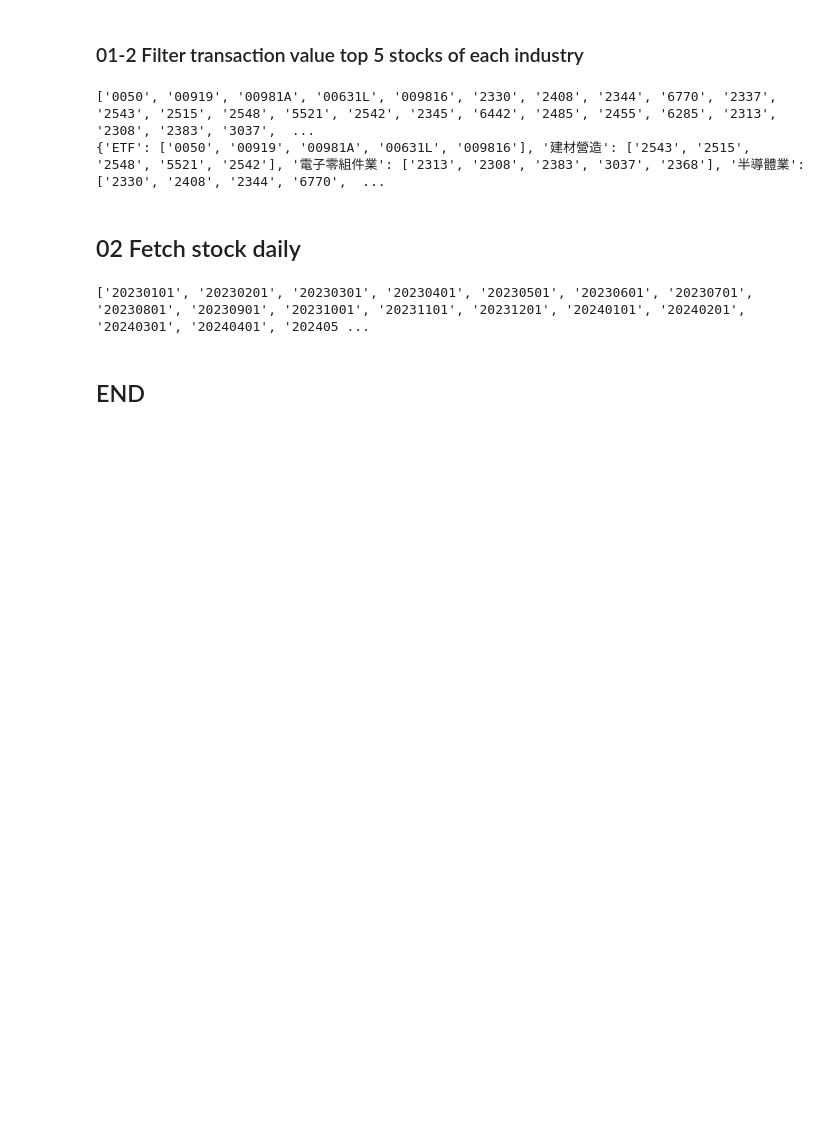
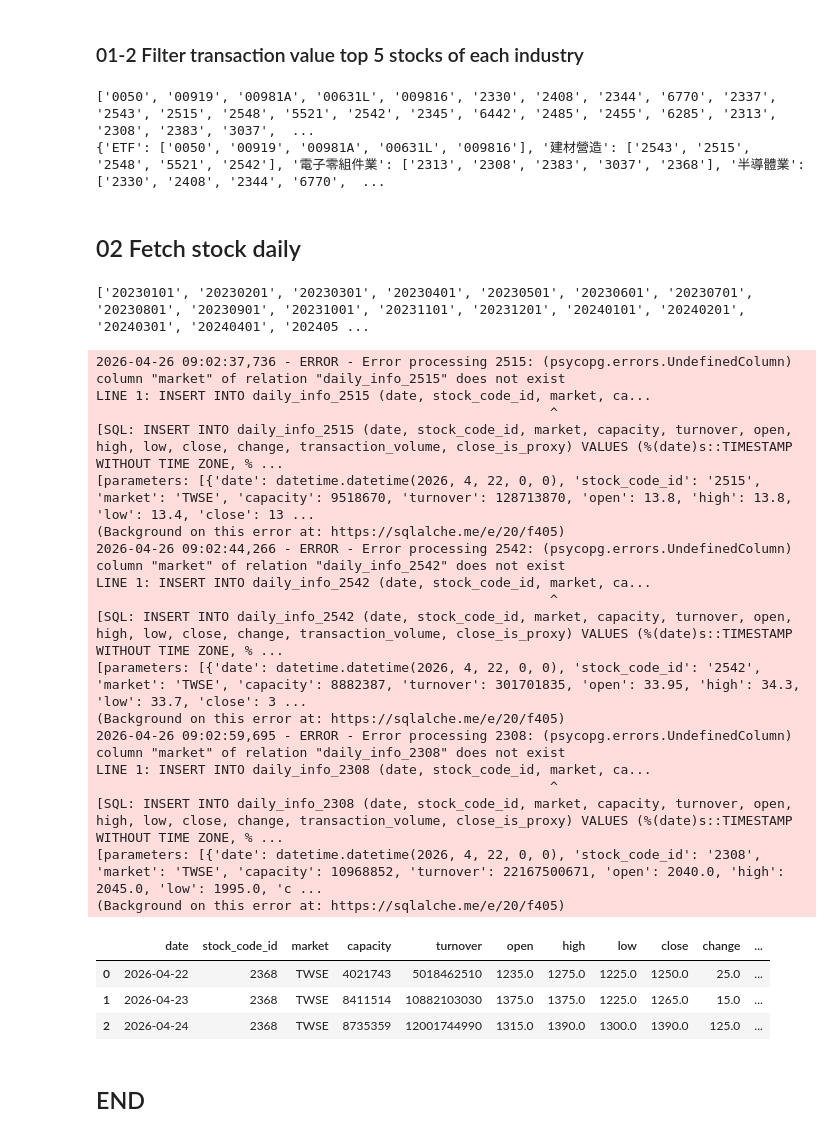
Before and after one commit to Chu-c-git/Automated_Trading_System, a Jupyter notebook: backend/data_preprocess/test_function.ipynb, the cells around one changed output. Drawn from its saved outputs; the diff is of its cells as text; code cells hidden in the pictures; blank space fills up the shorter version.

```diff
--- a/backend/data_preprocess/test_function.ipynb
+++ b/backend/data_preprocess/test_function.ipynb
@@ -249,23 +249,46 @@ print(date_list)
 ['20230101', '20230201', '20230301', '20230401', '20230501', '20230601', '20230701', '20230801', '20230901', '20231001', '20231101', '20231201', '20240101', '20240201', '20240301', '20240401', '202405 ...
 # %%
 # Global variables for date range
-START_DATE = "20200101"
+START_DATE = "20260422"
 END_DATE = datetime.now().strftime("%Y%m%d")
 # top3_stocks_code = ['009816', '0050', '00919']
 # 使用正確的迴圈邏輯：日期 -> 股票代码
 for code in tqdm(top5_stocks_code, desc="Processing stocks", total=len(top5_stocks_code)):
     try:
         code_df = get_twse_stock_data(code, START_DATE, END_DATE)
         num_cols = ['capacity', 'turnover', 'high', 'low', 'close', 'change', 'transaction_volume', 'open']
         code_df[num_cols] = code_df[num_cols].apply(pd.to_numeric, errors='coerce')
         code_df['date'] = pd.to_datetime(code_df['date'], unit='s')
         code_df['stock_code_id'] = code_df['stock_code_id'].astype(str)
         # time.sleep(5) # Global sleep to be safe
-        code_df.to_sql(name=f'daily_info_{code}', con=PG_URI, if_exists='replace', index=False)
+        code_df.to_sql(name=f'daily_info_{code}', con=PG_URI, if_exists='append', index=False)
         logging.info(f"Finished processing {code}, date range: {START_DATE} to {END_DATE}")
     except Exception as e:
         logging.error(f"Error processing {code}: {e}")
 
 code_df.head()
+# %% [output]
+2026-04-26 09:02:37,736 - ERROR - Error processing 2515: (psycopg.errors.UndefinedColumn) column "market" of relation "daily_info_2515" does not exist
+LINE 1: INSERT INTO daily_info_2515 (date, stock_code_id, market, ca...
+                                                          ^
+[SQL: INSERT INTO daily_info_2515 (date, stock_code_id, market, capacity, turnover, open, high, low, close, change, transaction_volume, close_is_proxy) VALUES (%(date)s::TIMESTAMP WITHOUT TIME ZONE, % ...
+[parameters: [{'date': datetime.datetime(2026, 4, 22, 0, 0), 'stock_code_id': '2515', 'market': 'TWSE', 'capacity': 9518670, 'turnover': 128713870, 'open': 13.8, 'high': 13.8, 'low': 13.4, 'close': 13 ...
+(Background on this error at: https://sqlalche.me/e/20/f405)
+2026-04-26 09:02:44,266 - ERROR - Error processing 2542: (psycopg.errors.UndefinedColumn) column "market" of relation "daily_info_2542" does not exist
+LINE 1: INSERT INTO daily_info_2542 (date, stock_code_id, market, ca...
+                                                          ^
+[SQL: INSERT INTO daily_info_2542 (date, stock_code_id, market, capacity, turnover, open, high, low, close, change, transaction_volume, close_is_proxy) VALUES (%(date)s::TIMESTAMP WITHOUT TIME ZONE, % ...
+[parameters: [{'date': datetime.datetime(2026, 4, 22, 0, 0), 'stock_code_id': '2542', 'market': 'TWSE', 'capacity': 8882387, 'turnover': 301701835, 'open': 33.95, 'high': 34.3, 'low': 33.7, 'close': 3 ...
+(Background on this error at: https://sqlalche.me/e/20/f405)
+2026-04-26 09:02:59,695 - ERROR - Error processing 2308: (psycopg.errors.UndefinedColumn) column "market" of relation "daily_info_2308" does not exist
+LINE 1: INSERT INTO daily_info_2308 (date, stock_code_id, market, ca...
+                                                          ^
+[SQL: INSERT INTO daily_info_2308 (date, stock_code_id, market, capacity, turnover, open, high, low, close, change, transaction_volume, close_is_proxy) VALUES (%(date)s::TIMESTAMP WITHOUT TIME ZONE, % ...
+[parameters: [{'date': datetime.datetime(2026, 4, 22, 0, 0), 'stock_code_id': '2308', 'market': 'TWSE', 'capacity': 10968852, 'turnover': 22167500671, 'open': 2040.0, 'high': 2045.0, 'low': 1995.0, 'c ...
+(Background on this error at: https://sqlalche.me/e/20/f405)
+|  | date | stock_code_id | market | capacity | turnover | open | high | low | close | change | ... |
+| 0 | 2026-04-22 | 2368 | TWSE | 4021743 | 5018462510 | 1235.0 | 1275.0 | 1225.0 | 1250.0 | 25.0 | ... |
+| 1 | 2026-04-23 | 2368 | TWSE | 8411514 | 10882103030 | 1375.0 | 1375.0 | 1225.0 | 1265.0 | 15.0 | ... |
+| 2 | 2026-04-24 | 2368 | TWSE | 8735359 | 12001744990 | 1315.0 | 1390.0 | 1300.0 | 1390.0 | 125.0 | ... |
 # %% [markdown]
 ## END
```
Also changed, not shown: parts of 3 cells of this notebook, 1 other file.
